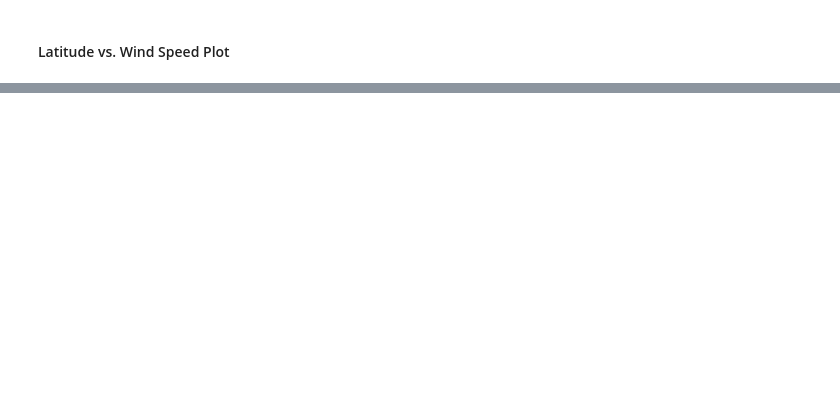
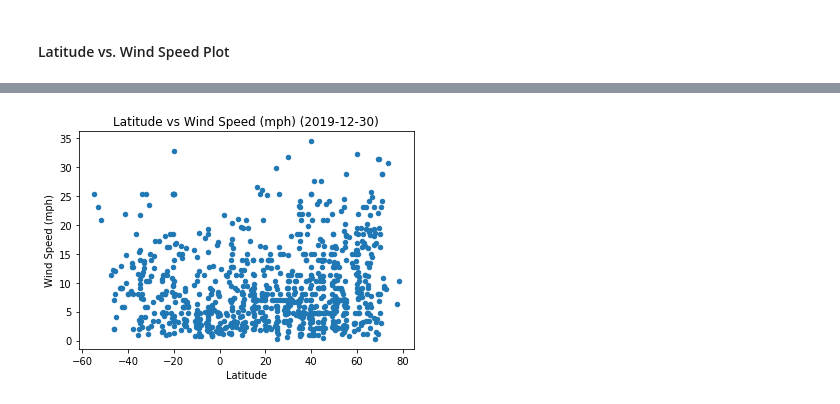
Before and after one commit to PGGokhale/python-api-challenge, a Jupyter notebook: WeatherPy/WeatherPy.ipynb, the cells around one changed output, grey strips where cells are left out. Cells and saved outputs as stored; diff of their text form; code cells hidden in the pictures; blank space fills up the shorter version.

```diff
--- a/WeatherPy/WeatherPy.ipynb
+++ b/WeatherPy/WeatherPy.ipynb
@@ -131,0 +174,9 @@ dtype: int64
+# %%
+plot_graph(df, 'Lat', 'Wind Speed')
+plt.ylabel('Wind Speed (mph)')
+plt.xlabel('Latitude')
+plt.title("Latitude vs Wind Speed (mph) ({})".format(df["Date"][0]))
+plt.savefig("Lat_vs_WindSpeed.png")
+plt.show()
+# %% [output]
+[figure, added]
```
Also changed, not shown: parts of 24 cells of this notebook, 1 other file.
